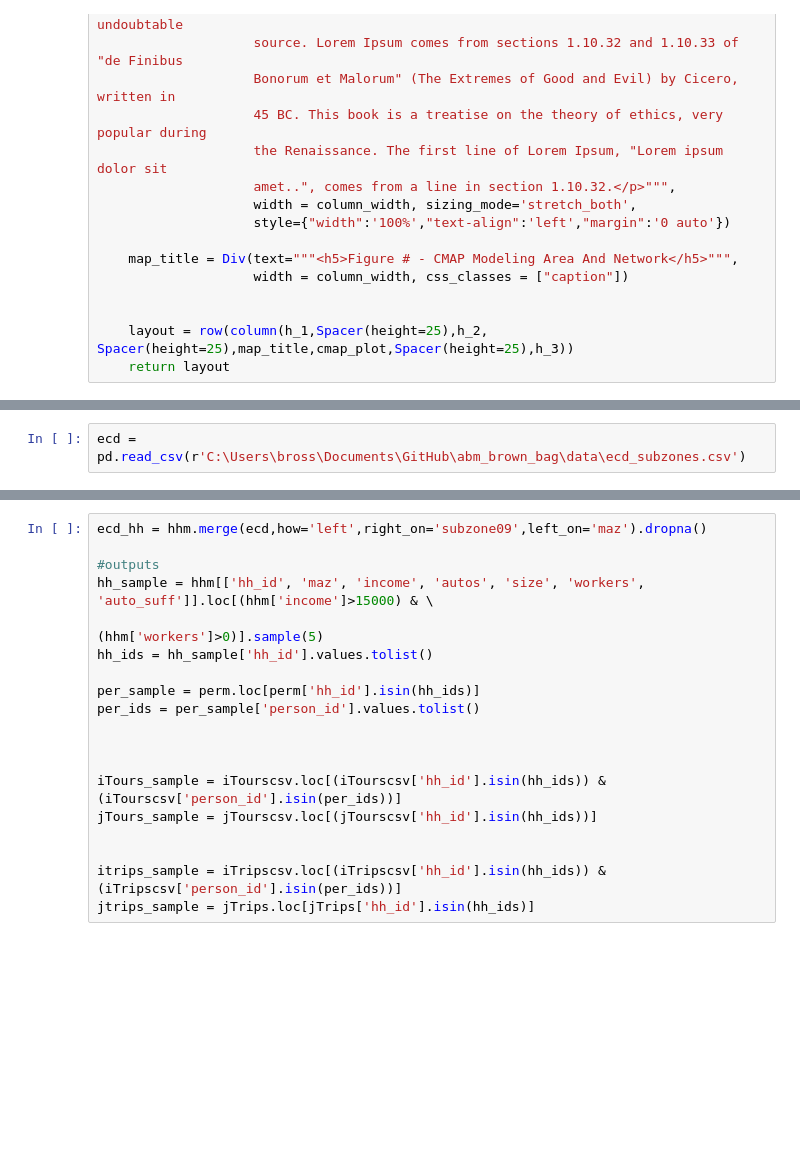
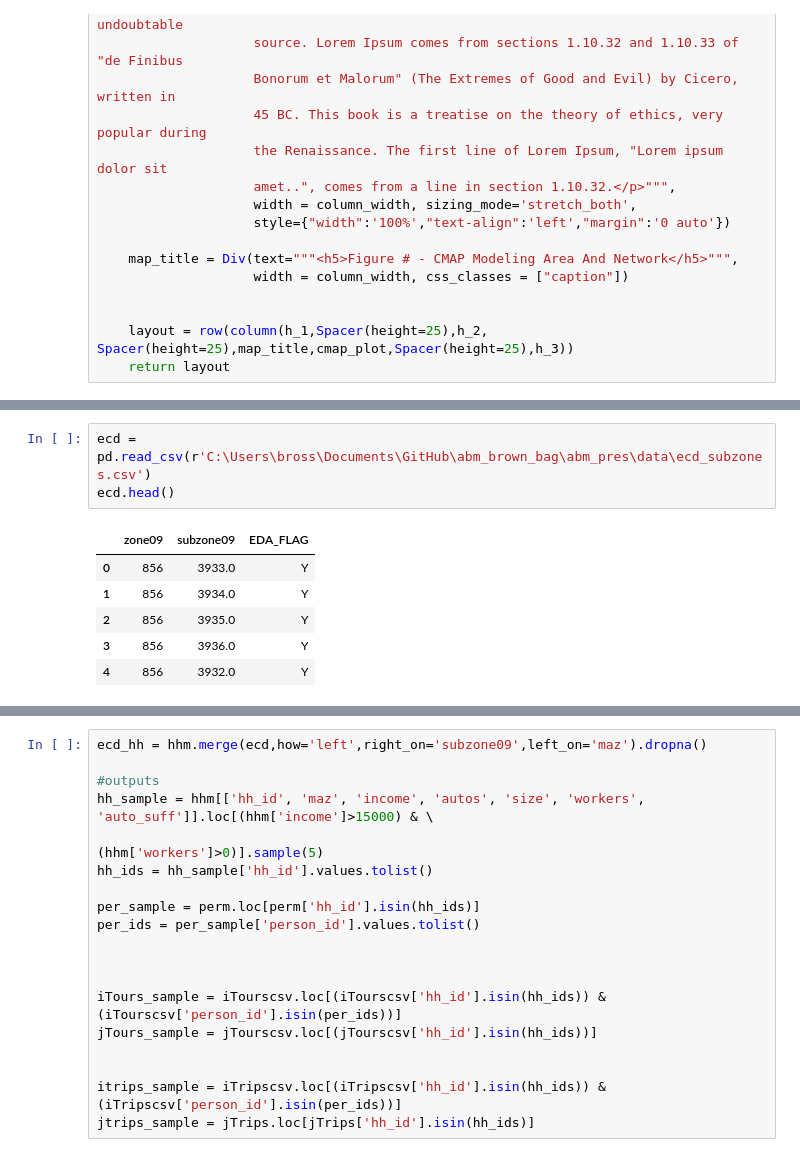
Before and after one commit to brittaneyross/abm_brown_bag, a Jupyter notebook: abm_brown_bag.ipynb, the cells around one changed output, grey strips where cells are left out. Saved outputs shown, nothing was run; the diff lists cells and outputs as text; blank space fills up the shorter version.

```diff
--- a/abm_brown_bag.ipynb
+++ b/abm_brown_bag.ipynb
@@ -413,2 +514,10 @@ jTourscsv = pd.read_csv(os.path.join((wksp),'outputs\jointTourData_1.csv'),
 # %%
-ecd = pd.read_csv(r'C:\Users\bross\Documents\GitHub\abm_brown_bag\data\ecd_subzones.csv')
+ecd = pd.read_csv(r'C:\Users\bross\Documents\GitHub\abm_brown_bag\abm_pres\data\ecd_subzones.csv')
+ecd.head()
+# %% [output]
+|  | zone09 | subzone09 | EDA_FLAG |
+| 0 | 856 | 3933.0 | Y |
+| 1 | 856 | 3934.0 | Y |
+| 2 | 856 | 3935.0 | Y |
+| 3 | 856 | 3936.0 | Y |
+| 4 | 856 | 3932.0 | Y |
```
Also changed, not shown: parts of 16 cells of this notebook, 6 other files.
